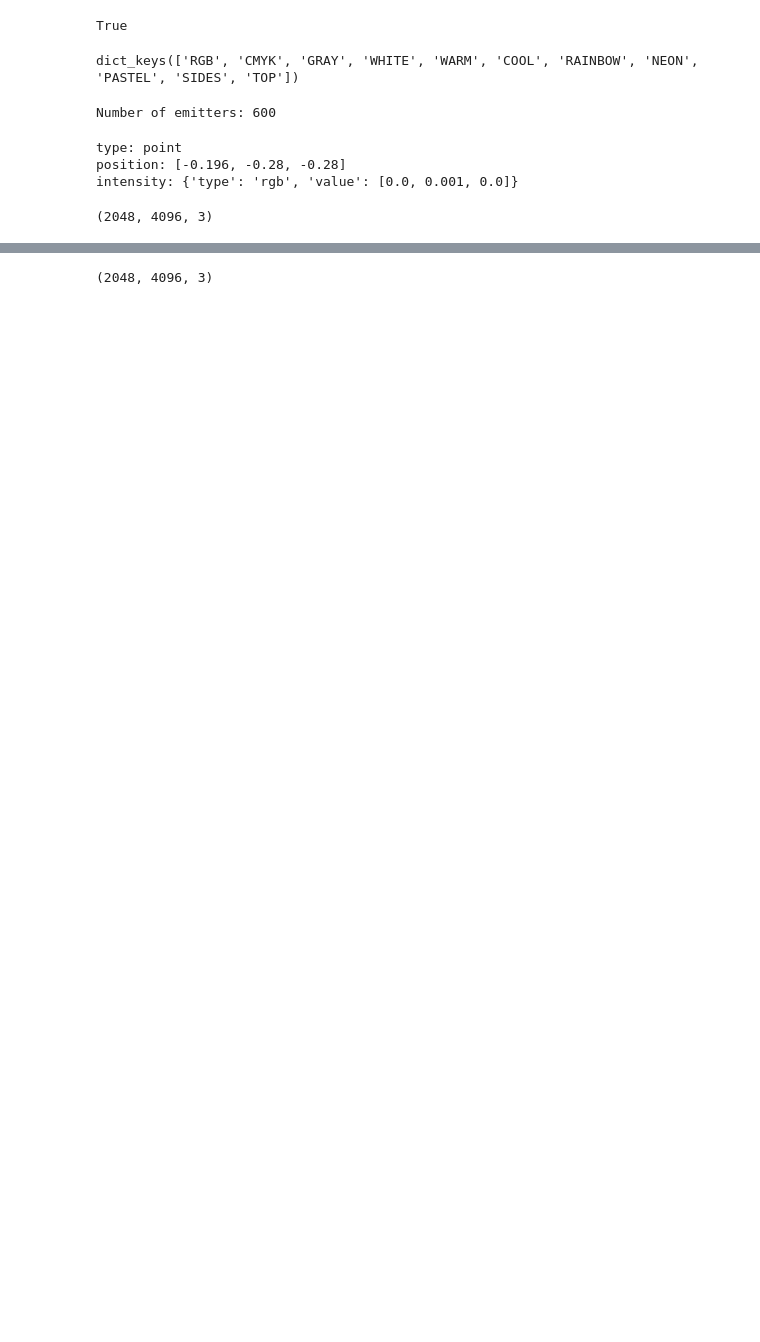
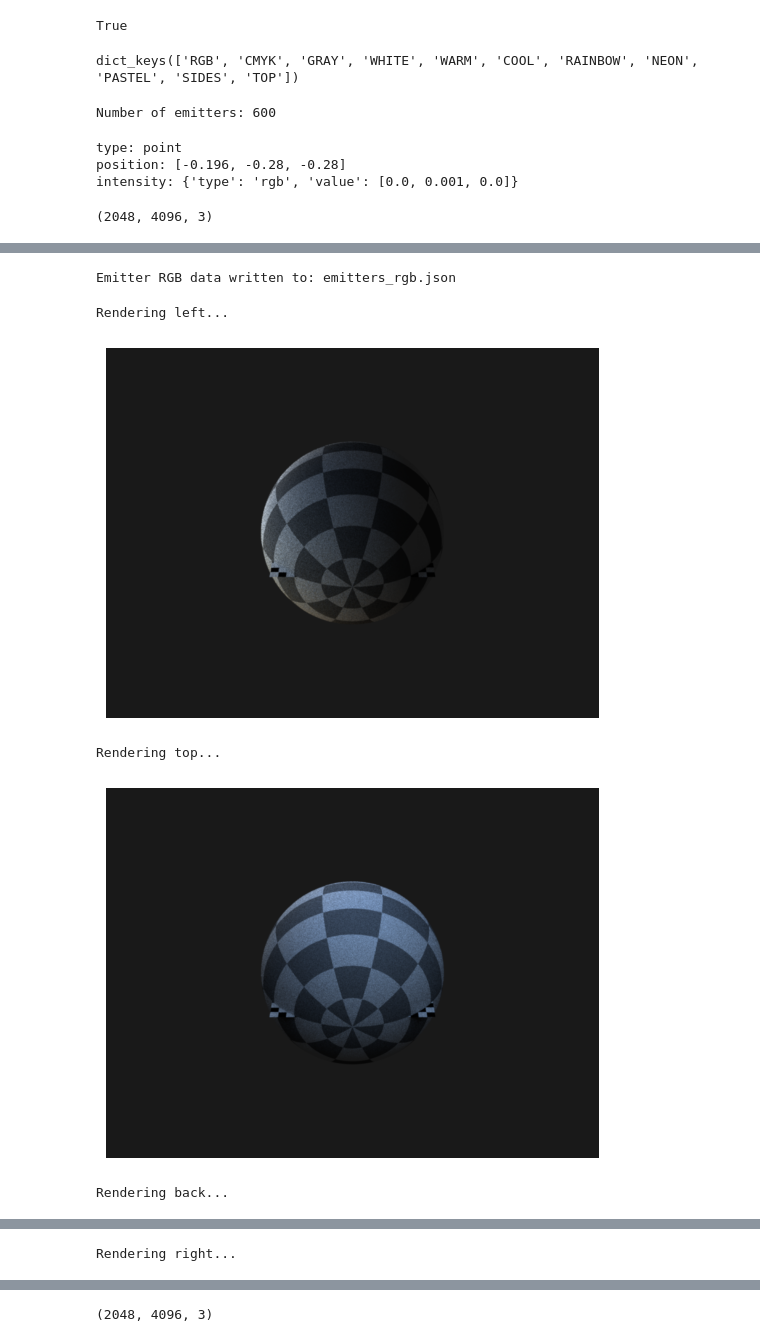
Before and after one commit to kkxthyl/WalmartRGB, a Jupyter notebook: cube/hdri_to_points.ipynb, the cells around one changed output, grey strips where cells are left out. Saved outputs shown, nothing was run; the diff lists cells and outputs as text; code cells hidden in the pictures; blank space fills up the shorter version.

```diff
--- a/cube/hdri_to_points.ipynb
+++ b/cube/hdri_to_points.ipynb
@@ -179,8 +181,9 @@ def render_scene(emitters, config="RGB", save_path=None):
             "to_world": mi.ScalarTransform4f().look_at(
                 origin=[0, 0.5, 0.8],
                 target=[0, 0, 0],
-                up=[0, 1, 0]
+                up=[0, 1, 0],
             ),
+
             "film": {
                 "type": "hdrfilm",
                 "width": 800,
@@ -206,12 +209,14 @@ def render_scene(emitters, config="RGB", save_path=None):
         #     "type": "constant",
         #     "radiance": {"type": "rgb", "value": [0.01, 0.01, 0.01]}
         # },
+
+
         "checkerboard": {
             "type": "rectangle",
             "to_world": mi.ScalarTransform4f()
                 .translate([0, 0, 0])      # Place it on the ground
                 .rotate([1, 0, 0], -90)      # Lie flat on XZ
-                .scale([0.2, 0.2, 1]),       # 0.2 m × 0.2 m plane
+                .scale([0.1, 0.1, 1]),       # 0.2 m × 0.2 m plane
             "bsdf": {
                 "type": "diffuse",
                 "reflectance": {
@@ -222,7 +227,27 @@ def render_scene(emitters, config="RGB", save_path=None):
                     # 10 checks across ⇒ each check is 0.2 m / 10 = 0.02 m
                 }
             }
+        },
+
+        "center_sphere": {
+        "type": "sphere",
+        "to_world": mi.ScalarTransform4f().translate([0, 0.08, 0]).scale(0.05),  # Adjust position & size
+        "bsdf": {
+            "type": "diffuse",
+            # "reflectance": {
+            #     "type": "rgb",
+            #     "value": [0.5, 0.5, 0.5]
+            # }
+            "reflectance": {
+                "type": "checkerboard",
+                "color0": {"type": "rgb", "value": [0.8, 0.8, 0.8]},
+                "color1": {"type": "rgb", "value": [0.2, 0.2, 0.2]},
+                "to_uv": mi.ScalarTransform4f().scale([5, 5, 5])
+
+
+            }
         }
+    }
     }
 
     scene_dict.update(emitters)
@@ -436,0 +454,33 @@ sample_mapped = render_scene(e1, save_path=None)
+# %%
+import json
+
+def export_emitters_to_json(emitters, filename="emitters_rgb.json"):
+    rgb_data = {}
+
+    for key, props in emitters.items():
+        rgb = props.get("intensity", {}).get("value", [0.0, 0.0, 0.0])
+        rgb_data[key] = {
+            "rgb": [round(v, 6) for v in rgb]  # rounding for compactness
+        }
+
+    with open(filename, "w") as f:
+        json.dump(rgb_data, f, indent=4)
+    print(f"Emitter RGB data written to: {filename}")
+
+export_emitters_to_json(e1, "emitters_rgb.json")
+# %% [output]
+Emitter RGB data written to: emitters_rgb.json
+# %%
+face_labels = ["left", "top", "back", "right"]
+rendered_faces = {}
+
+for face in face_labels:
+    emitters_face_only = update_emitters(emitters, translation=(0,0,0), scale=1, orientation=(0,0,0), faces_on=[face])
+    print(f"Rendering {face}...")
+    rendered_faces[face] = render_scene(emitters_face_only)
+# %% [output]
+Rendering left...
+[figure, added]
+Rendering top...
+[figure, added]
+Rendering back...
@@ -436,0 +488 @@ sample_mapped = render_scene(e1, save_path=None)
+Rendering right...
```
Also changed, not shown: parts of 14 cells of this notebook, 3 other files.
